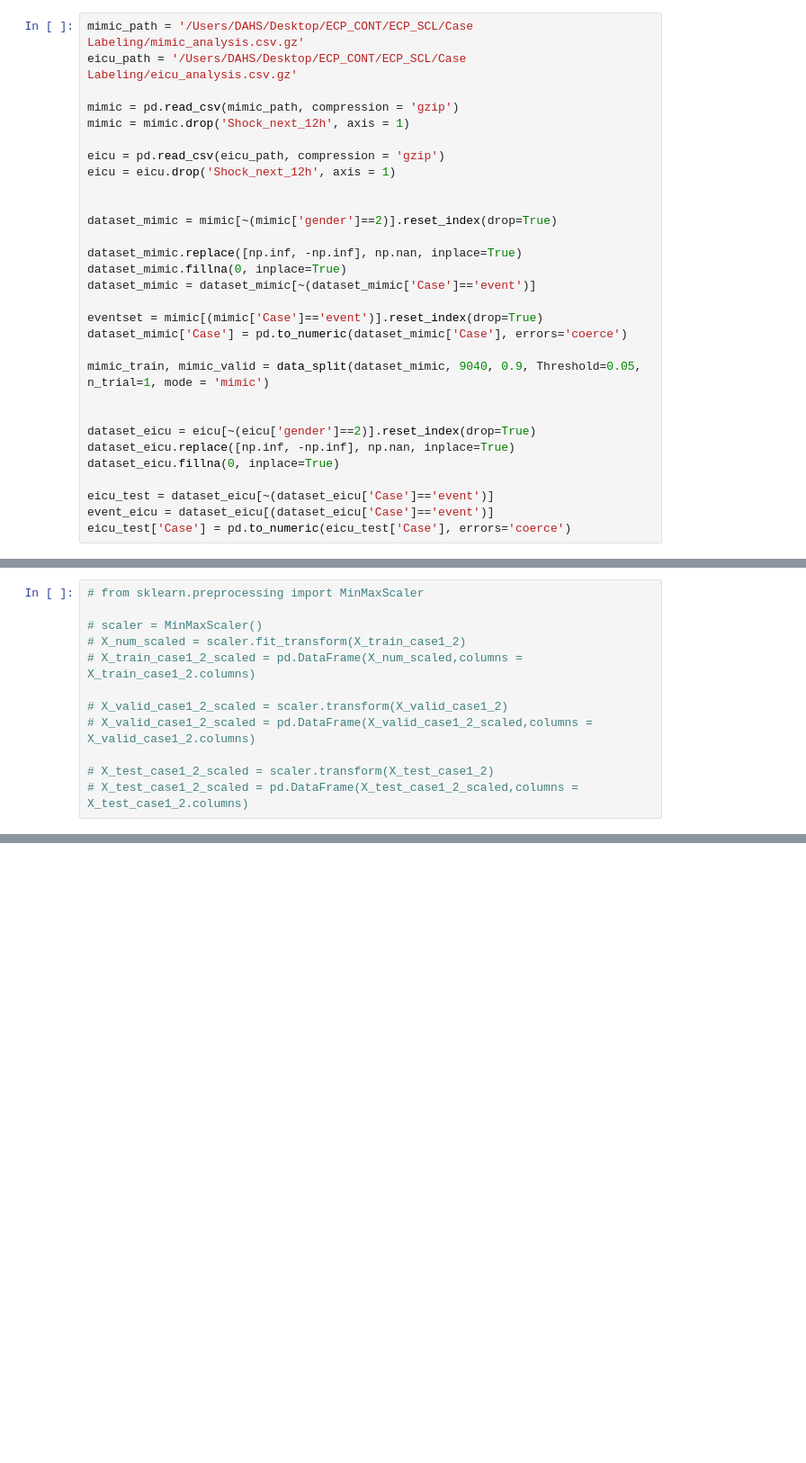
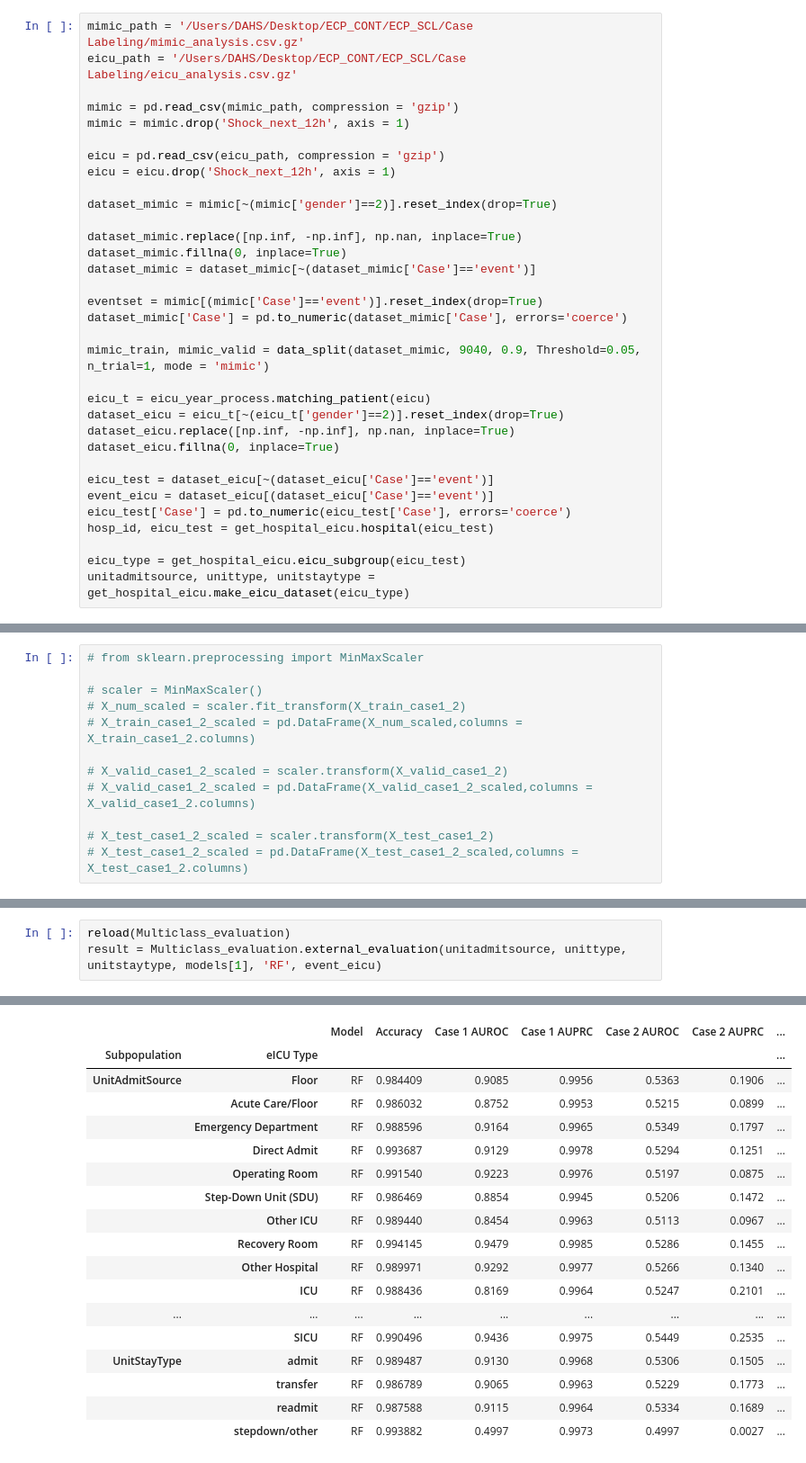
Before and after one commit to Jeong-Eul/CLEAR-Shock, a Jupyter notebook: Experiment(Supervised Learning)/training/Baseline Multiclass.ipynb, the cells around one changed output, grey strips where cells are left out. Shown at 90% size. Drawn from its saved outputs; the diff is of its cells as text; blank space fills up the shorter version.

```diff
--- a/Experiment(Supervised Learning)/training/Baseline Multiclass.ipynb
+++ b/Experiment(Supervised Learning)/training/Baseline Multiclass.ipynb
@@ -39,7 +42,6 @@ mimic = mimic.drop('Shock_next_12h', axis = 1)
 
 eicu = pd.read_csv(eicu_path, compression = 'gzip')
 eicu = eicu.drop('Shock_next_12h', axis = 1)
-
 
 dataset_mimic = mimic[~(mimic['gender']==2)].reset_index(drop=True)
 
@@ -52,14 +54,18 @@ dataset_mimic['Case'] = pd.to_numeric(dataset_mimic['Case'], errors='coerce')
 
 mimic_train, mimic_valid = data_split(dataset_mimic, 9040, 0.9, Threshold=0.05, n_trial=1, mode = 'mimic')
 
-
-dataset_eicu = eicu[~(eicu['gender']==2)].reset_index(drop=True)
+eicu_t = eicu_year_process.matching_patient(eicu)
+dataset_eicu = eicu_t[~(eicu_t['gender']==2)].reset_index(drop=True)
 dataset_eicu.replace([np.inf, -np.inf], np.nan, inplace=True)
 dataset_eicu.fillna(0, inplace=True)
 
 eicu_test = dataset_eicu[~(dataset_eicu['Case']=='event')]
 event_eicu = dataset_eicu[(dataset_eicu['Case']=='event')]
 eicu_test['Case'] = pd.to_numeric(eicu_test['Case'], errors='coerce')
+hosp_id, eicu_test = get_hospital_eicu.hospital(eicu_test)
+
+eicu_type = get_hospital_eicu.eicu_subgroup(eicu_test)
+unitadmitsource, unittype, unitstaytype = get_hospital_eicu.make_eicu_dataset(eicu_type)
 # %% [output]
 ========== 데이터셋 분할 정보 ==========
 데이터셋 비율: 학습 = 0.90, 테스트 = 0.10
@@ -120,0 +113,4 @@ dasdasdadas
+# %%
+reload(Multiclass_evaluation)
+result = Multiclass_evaluation.external_evaluation(unitadmitsource, unittype, unitstaytype, models[1], 'RF', event_eicu)
+# %% [output]
@@ -120,0 +121,18 @@ dasdasdadas
+|  |  | Model | Accuracy | Case 1 AUROC | Case 1 AUPRC | Case 2 AUROC | Case 2 AUPRC | ... |
+| Subpopulation | eICU Type |  |  |  |  |  |  | ... |
+| UnitAdmitSource | Floor | RF | 0.984409 | 0.9085 | 0.9956 | 0.5363 | 0.1906 | ... |
+|  | Acute Care/Floor | RF | 0.986032 | 0.8752 | 0.9953 | 0.5215 | 0.0899 | ... |
+|  | Emergency Department | RF | 0.988596 | 0.9164 | 0.9965 | 0.5349 | 0.1797 | ... |
+|  | Direct Admit | RF | 0.993687 | 0.9129 | 0.9978 | 0.5294 | 0.1251 | ... |
+|  | Operating Room | RF | 0.991540 | 0.9223 | 0.9976 | 0.5197 | 0.0875 | ... |
+|  | Step-Down Unit (SDU) | RF | 0.986469 | 0.8854 | 0.9945 | 0.5206 | 0.1472 | ... |
+|  | Other ICU | RF | 0.989440 | 0.8454 | 0.9963 | 0.5113 | 0.0967 | ... |
+|  | Recovery Room | RF | 0.994145 | 0.9479 | 0.9985 | 0.5286 | 0.1455 | ... |
+|  | Other Hospital | RF | 0.989971 | 0.9292 | 0.9977 | 0.5266 | 0.1340 | ... |
+|  | ICU | RF | 0.988436 | 0.8169 | 0.9964 | 0.5247 | 0.2101 | ... |
+| ... | ... | ... | ... | ... | ... | ... | ... | ... |
+|  | SICU | RF | 0.990496 | 0.9436 | 0.9975 | 0.5449 | 0.2535 | ... |
+| UnitStayType | admit | RF | 0.989487 | 0.9130 | 0.9968 | 0.5306 | 0.1505 | ... |
+|  | transfer | RF | 0.986789 | 0.9065 | 0.9963 | 0.5229 | 0.1773 | ... |
+|  | readmit | RF | 0.987588 | 0.9115 | 0.9964 | 0.5334 | 0.1689 | ... |
+|  | stepdown/other | RF | 0.993882 | 0.4997 | 0.9973 | 0.4997 | 0.0027 | ... |
```
Also changed, not shown: parts of 7 cells of this notebook, 4 other files.
